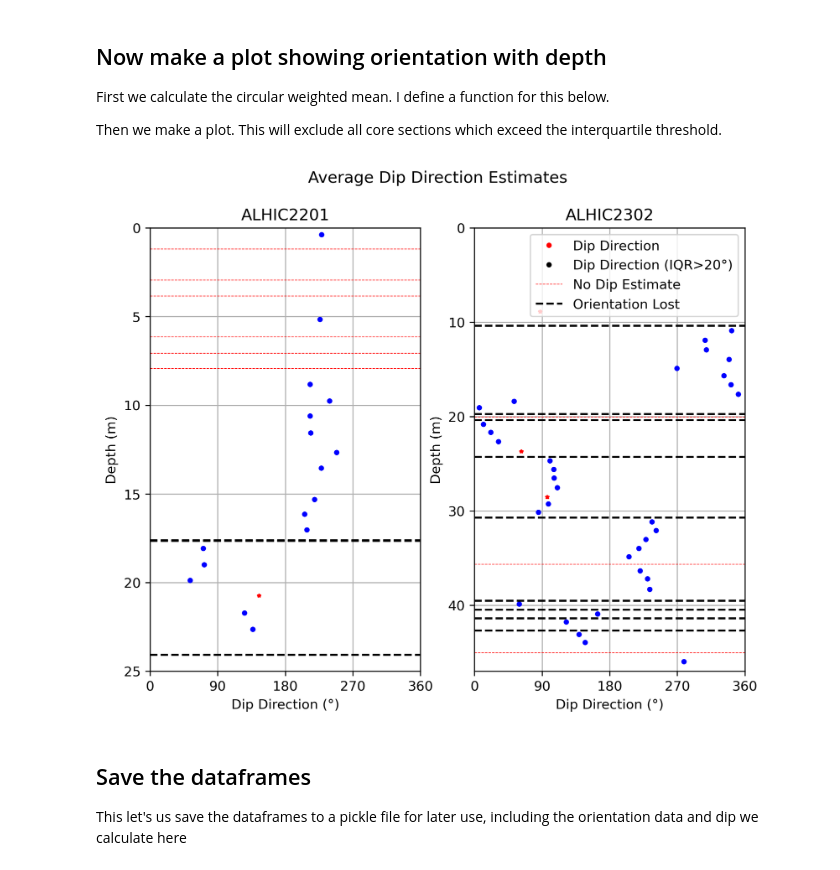
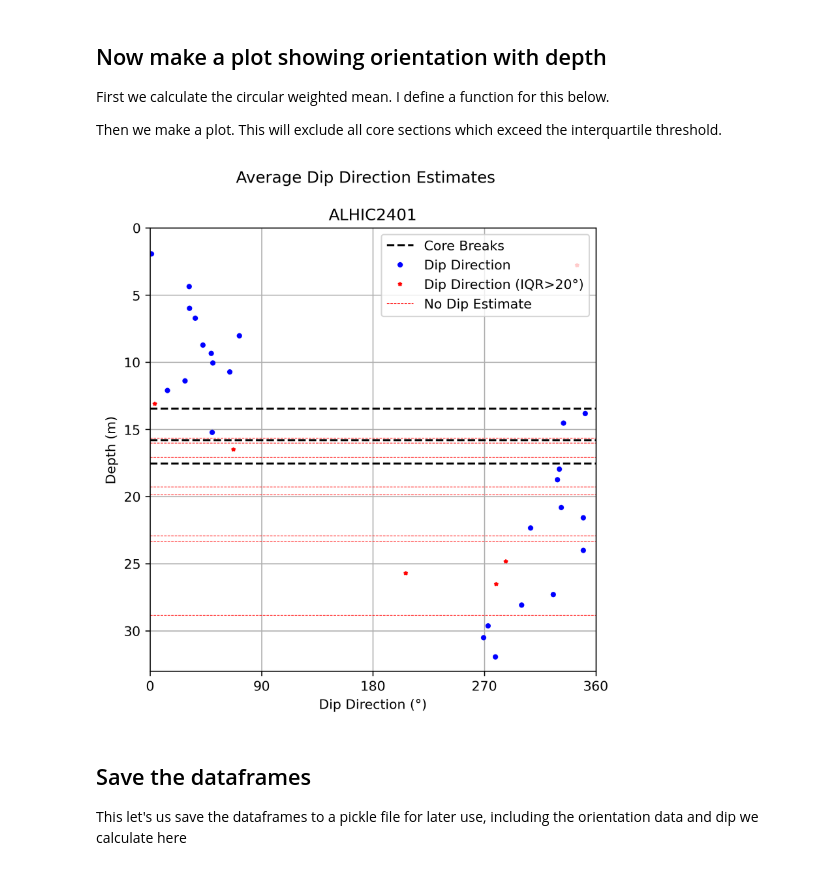
Before and after one commit to liamkirkpatrick/ECM-datascripts, a Jupyter notebook: python_scripts/cul-de-sac/orientation_plots_2401.ipynb, the cells around one changed output. Cells and saved outputs as stored; diff of their text form; code cells hidden in the pictures.

```diff
--- a/python_scripts/cul-de-sac/orientation_plots_2401.ipynb
+++ b/python_scripts/cul-de-sac/orientation_plots_2401.ipynb
@@ -190,3 +173,5 @@ alhic2201 = calc_dip(alhic2201,'r')
+# %%
+alhic2401 = calc_dip(alhic2401,'w2')  # assuming ALHIC2401 has similar geometry to ALHIC2302
 # %% [markdown]
 ## Define function to get weighted percentile
 # %%
@@ -261,9 +246,8 @@ def calc_percentiles(df,percentiles):
 #set percentiles
 percentiles = [10,25,50,75,90]
 
-# calculate true dip percentiles for alhic2201 and alhic2302
-alhic2201 = calc_percentiles(alhic2201,percentiles)
-alhic2302 = calc_percentiles(alhic2302,percentiles)
+# calculate true dip percentiles for alhic2401
+alhic2401 = calc_percentiles(alhic2401,percentiles)
 # %% [markdown]
 ## Rotate dip direction to match geometry
 # %%
@@ -369,5 +339,12 @@ def plotstats(d,q,axs,mindip,maxdip):
 
     # centerile
     axs.plot([mindip,maxdip],[d,d],'k',linewidth=linewidth)
+# %%
+# set threshold to ignore
+threshold = 20
+
+# define core breaks for ALHIC2401
+# Replace these values with the actual core break depths for ALHIC2401
+alhic2401_breaks = [13.44,15.81,17.55]  # Example values, replace with actual values
 # %%
 # make figure
@@ -465,6 +449,5 @@ def calc_circular_mean(df):
 
     return df
 # %%
-# impliment function, calc circular mean
-alhic2201 = calc_circular_mean(alhic2201)
-alhic2302 = calc_circular_mean(alhic2302)
+# implement function, calc circular mean
+alhic2401 = calc_circular_mean(alhic2401)
@@ -478,70 +454,65 @@ alhic2302_breaks = [10.37,19.73,20.39,24.28,30.72,39.53,40.47,41.39,42.7]
 # %%
 # make figure
-fig, ax = plt.subplots(1,2,figsize=(8,6),dpi=300)
+fig, ax = plt.subplots(1,1,figsize=(6,6),dpi=300)
 
-for a in ax:
-    a.set_ylabel('Depth (m)')
-    a.set_xlabel('Dip Direction (°)')
-    a.grid(True)
-    a.set_xlim(0,360)
-    # set x axis grid to be in 90 degree increments
-    a.set_xticks(np.arange(0,361,90))
+ax.set_ylabel('Depth (m)')
+ax.set_xlabel('Dip Direction (°)')
+ax.grid(True)
+ax.set_xlim(0,360)
+# set x axis grid to be in 90 degree increments
+ax.set_xticks(np.arange(0,361,90))
 
-ax[0].set_ylim(25,0)
-ax[1].set_ylim(47,0)
+# Set y-axis limits based on your data
+# Adjust as needed based on the depth range of ALHIC2401
+ax.set_ylim(33,0)  # Adjust this based on your data
 
 def plot_dip_directions(df, ax, core_breaks, threshold,core):
     # plot dip directions
     for index, row in df.iterrows():
         # pull out values
         d = row['depth']
         dip = row['dip_percentiles'][2]
         q1 = row['dip_percentiles'][1]
         q3 = row['dip_percentiles'][3]
         dir = row['dip-direction-mean']
 
         # check for nan
         if np.isnan(dip):
             ax.plot([0, 360], [d, d], 'r--', linewidth=0.5)
         else:
-
-            # # flip if dip is negative
-            # NOW MOVED ABOVE
-            # if dip < 0:
-            #     orientation = (row['dip-direction-mean'] + 180) % 360
-            # else:
-            #     orientation = row['dip-direction-mean']
-
             # check if exceeding value
             if abs(q3 - q1) < threshold:
                 ax.plot(row['dip-direction-mean'], d, 'bo', markersize=3)
             else:
                 ax.plot(row['dip-direction-mean'], d, 'r*', markersize=3)
 
-
     # plot core breaks
+    labels = {}
     for b in core_breaks:
-        ax.plot([0, 360], [b, b], 'k--')
+        label = 'Core Breaks'
+        if label not in labels:
+            ax.plot([0, 360], [b, b], 'k--', label=label)
+            labels[label] = True
+        else:
+            ax.plot([0, 360], [b, b], 'k--')
 
     # add title
     ax.set_title(core)
 
-# Apply the function to both dataframes
-plot_dip_directions(alhic2201, ax[0], alhic2201_breaks, threshold,'ALHIC2201')
-plot_dip_directions(alhic2302, ax[1], alhic2302_breaks, threshold,'ALHIC2302')
+# Apply the function to dataframe
+plot_dip_directions(alhic2401, ax, alhic2401_breaks, threshold, 'ALHIC2401')
 
-# add legend (to right subplot only)
-ax[1].plot([],[],'ro',markersize=3,label='Dip Direction')
-ax[1].plot([],[],'ko',markersize=3,label='Dip Direction (IQR>20°)')
-ax[1].plot([],[],'r--',linewidth=0.5,label='No Dip Estimate')
-ax[1].plot([],[],'k--',label='Orientation Lost')
-ax[1].legend(loc = 'upper right')
+# add legend
+ax.plot([],[],'bo',markersize=3,label='Dip Direction')
+ax.plot([],[],'r*',markersize=3,label='Dip Direction (IQR>20°)')
+ax.plot([],[],'r--',linewidth=0.5,label='No Dip Estimate')
+ax.legend(loc='upper right')
 fig.suptitle('Average Dip Direction Estimates')
 
 # save figure
-plt.savefig(path_to_figures+'/dip_direction.png')
+plt.savefig(path_to_figures+'/dip_direction_2401.png')
 # %% [output]
-[figure, old version]
+[figure, new version]
 # %% [markdown]
 ## Save the dataframes
 
```
Also changed, not shown: parts of 23 cells of this notebook, 9 other files.
